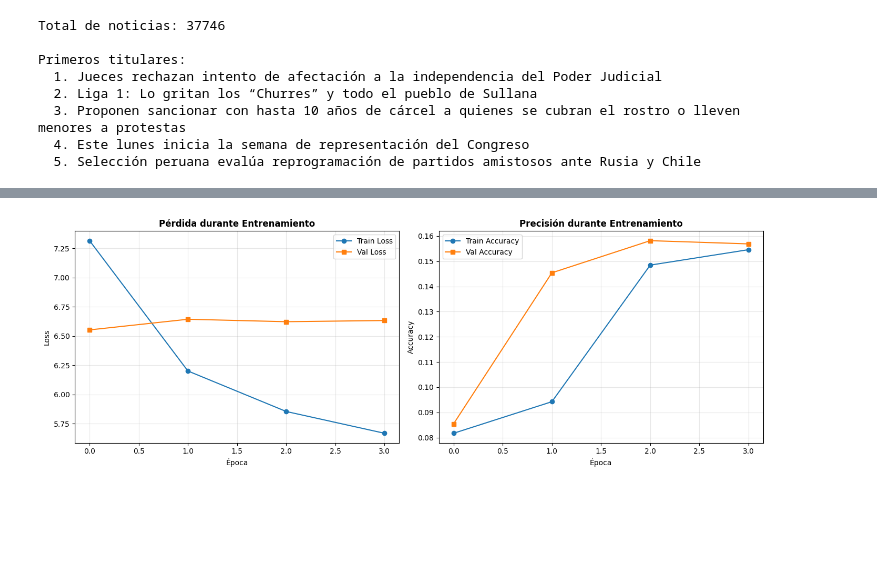
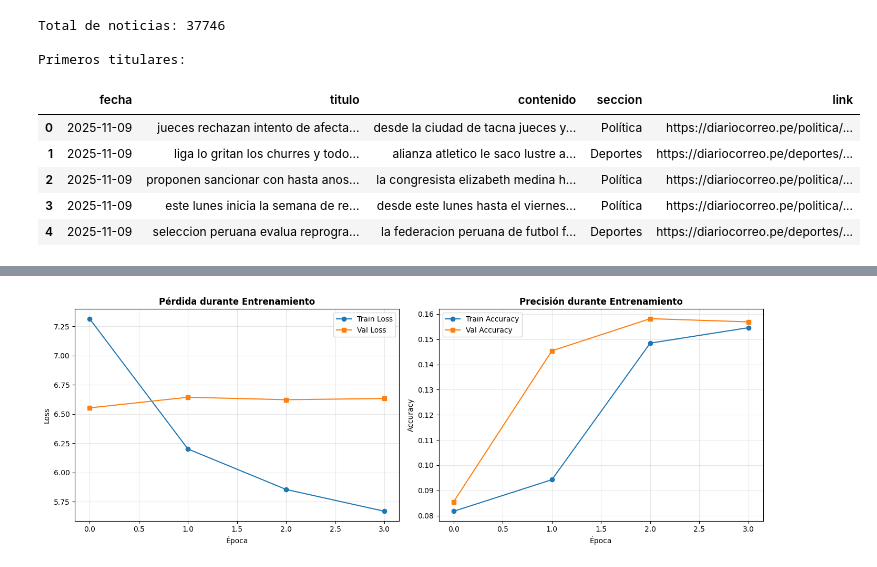
Before and after one commit to joelibaceta/examen-parcial-nlp, a Jupyter notebook: parte_2_5_notebook.ipynb, the cells around one changed output, grey strips where cells are left out. Saved outputs shown, nothing was run; the diff lists cells and outputs as text; code cells hidden in the pictures; blank space fills up the shorter version.

```diff
--- a/notebook_6.ipynb
+++ b/parte_2_5_notebook.ipynb
@@ -39,25 +34,25 @@ GPU disponible: []
 # %%
-# CELDA 2: Cargar datos
 df = pd.read_csv(
     "noticias_unificadas.tsv",
     encoding="utf-8",
     sep="\t",
     dtype={"fecha": "string", "titulo": "string", "contenido": "string", "seccion": "string"},
     quoting=0,
     na_filter=False
 )
 
 print(f"Total de noticias: {len(df)}")
 print(f"\nPrimeros titulares:")
-for i in range(5):
-    print(f"  {i+1}. {df['titulo'].iloc[i]}")
+
+df.head(5)
 # %% [output]
 Total de noticias: 37746
 
 Primeros titulares:
-  1. Jueces rechazan intento de afectación a la independencia del Poder Judicial
-  2. Liga 1: Lo gritan los “Churres” y todo el pueblo de Sullana
-  3. Proponen sancionar con hasta 10 años de cárcel a quienes se cubran el rostro o lleven menores a protestas
-  4. Este lunes inicia la semana de representación del Congreso
-  5. Selección peruana evalúa reprogramación de partidos amistosos ante Rusia y Chile
+|  | fecha | titulo | contenido | seccion | link |
+| 0 | 2025-11-09 | jueces rechazan intento de afecta... | desde la ciudad de tacna jueces y... | Política | https://diariocorreo.pe/politica/... |
+| 1 | 2025-11-09 | liga lo gritan los churres y todo... | alianza atletico le saco lustre a... | Deportes | https://diariocorreo.pe/deportes/... |
+| 2 | 2025-11-09 | proponen sancionar con hasta anos... | la congresista elizabeth medina h... | Política | https://diariocorreo.pe/politica/... |
+| 3 | 2025-11-09 | este lunes inicia la semana de re... | desde este lunes hasta el viernes... | Política | https://diariocorreo.pe/politica/... |
+| 4 | 2025-11-09 | seleccion peruana evalua reprogra... | la federacion peruana de futbol f... | Deportes | https://diariocorreo.pe/deportes/... |
 # %%
```
Also changed, not shown: parts of 37 cells of this notebook, 19 other files.
